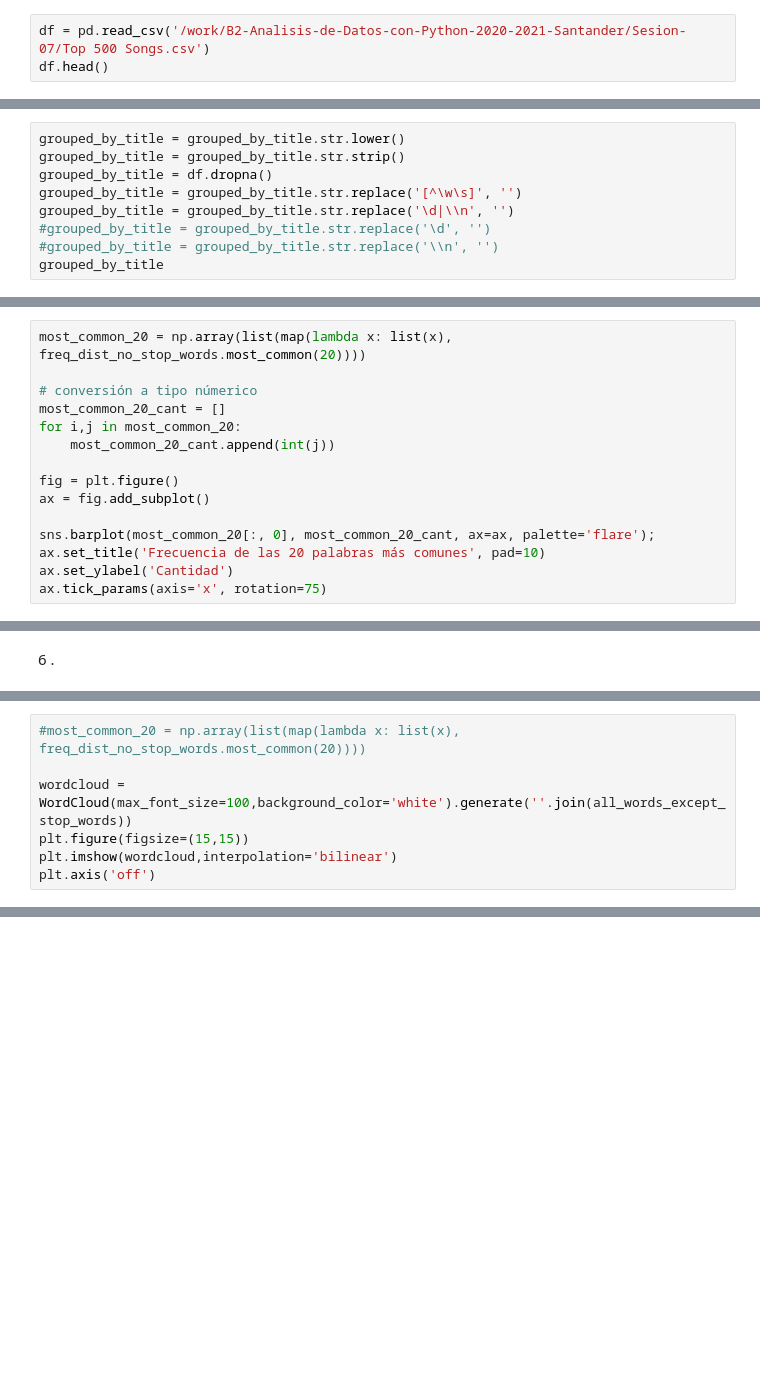
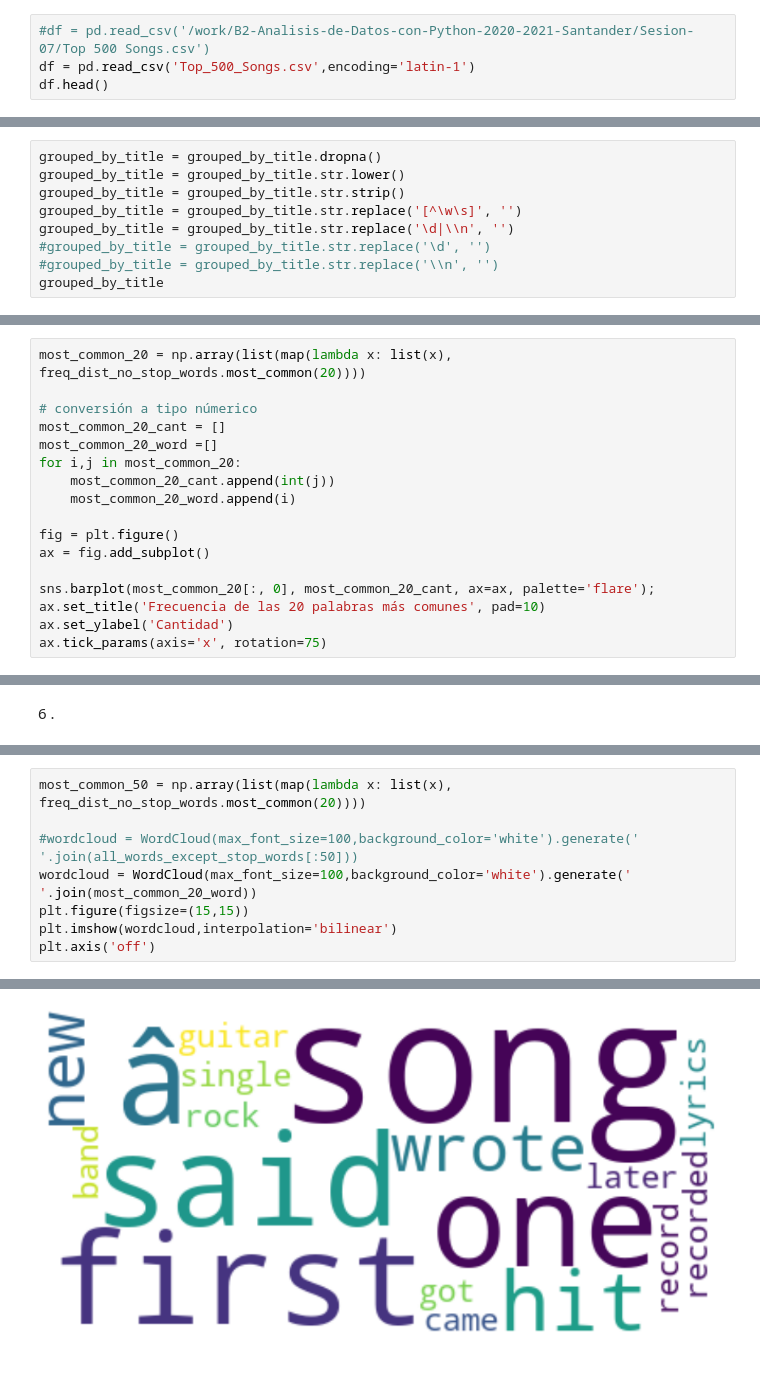
Before and after one commit to SanLnAlan/B2-Analisis-de-Datos-con-Python-2020-2021-Santander, a Jupyter notebook: Sesion-07/postwork7.ipynb, the cells around one changed output, grey strips where cells are left out. Saved outputs shown, nothing was run; the diff lists cells and outputs as text; blank space fills up the shorter version.

```diff
--- a/Sesion-07/postwork7.ipynb
+++ b/Sesion-07/postwork7.ipynb
@@ -58,6 +43,7 @@ nltk.download('stopwords');
 [nltk_data]   Package stopwords is already up-to-date!
 # %%
-df = pd.read_csv('/work/B2-Analisis-de-Datos-con-Python-2020-2021-Santander/Sesion-07/Top 500 Songs.csv')
+#df = pd.read_csv('/work/B2-Analisis-de-Datos-con-Python-2020-2021-Santander/Sesion-07/Top 500 Songs.csv')
+df = pd.read_csv('Top_500_Songs.csv',encoding='latin-1')
 df.head()
 # %% [output]
 |  | title | description | appears on | artist | writers | producer | released | streak | position |
@@ -72,9 +58,9 @@ grouped_by_title[3]
 # %% [output]
 'Haley began his career as a country yodeler before converting to rock & roll. "Clock" was a modest hit until it played during the opening credits of The Blackboard Jungle and shot to Number One.'
 # %%
+grouped_by_title = grouped_by_title.dropna()
 grouped_by_title = grouped_by_title.str.lower()
 grouped_by_title = grouped_by_title.str.strip()
-grouped_by_title = df.dropna()
 grouped_by_title = grouped_by_title.str.replace('[^\w\s]', '')
 grouped_by_title = grouped_by_title.str.replace('\d|\\n', '')
 #grouped_by_title = grouped_by_title.str.replace('\d', '')
@@ -252,8 +244,10 @@ most_common_20 = np.array(list(map(lambda x: list(x), freq_dist_no_stop_words.mo
 
 # conversión a tipo númerico
 most_common_20_cant = []
+most_common_20_word =[]
 for i,j in most_common_20:
     most_common_20_cant.append(int(j))
+    most_common_20_word.append(i)
 
 fig = plt.figure()
 ax = fig.add_subplot()
@@ -280,10 +294,11 @@ plt.ylabel('frecuencia');
 # %%
-#most_common_20 = np.array(list(map(lambda x: list(x), freq_dist_no_stop_words.most_common(20))))
+most_common_50 = np.array(list(map(lambda x: list(x), freq_dist_no_stop_words.most_common(20))))
 
-wordcloud = WordCloud(max_font_size=100,background_color='white').generate(''.join(all_words_except_stop_words))
+#wordcloud = WordCloud(max_font_size=100,background_color='white').generate(' '.join(all_words_except_stop_words[:50]))
+wordcloud = WordCloud(max_font_size=100,background_color='white').generate(' '.join(most_common_20_word))
 plt.figure(figsize=(15,15))
 plt.imshow(wordcloud,interpolation='bilinear')
 plt.axis('off')
 # %% [output]
 (-0.5, 399.5, 199.5, -0.5)
-[figure, old version]
+[figure, new version]
```
Also changed, not shown: parts of 21 cells of this notebook.
